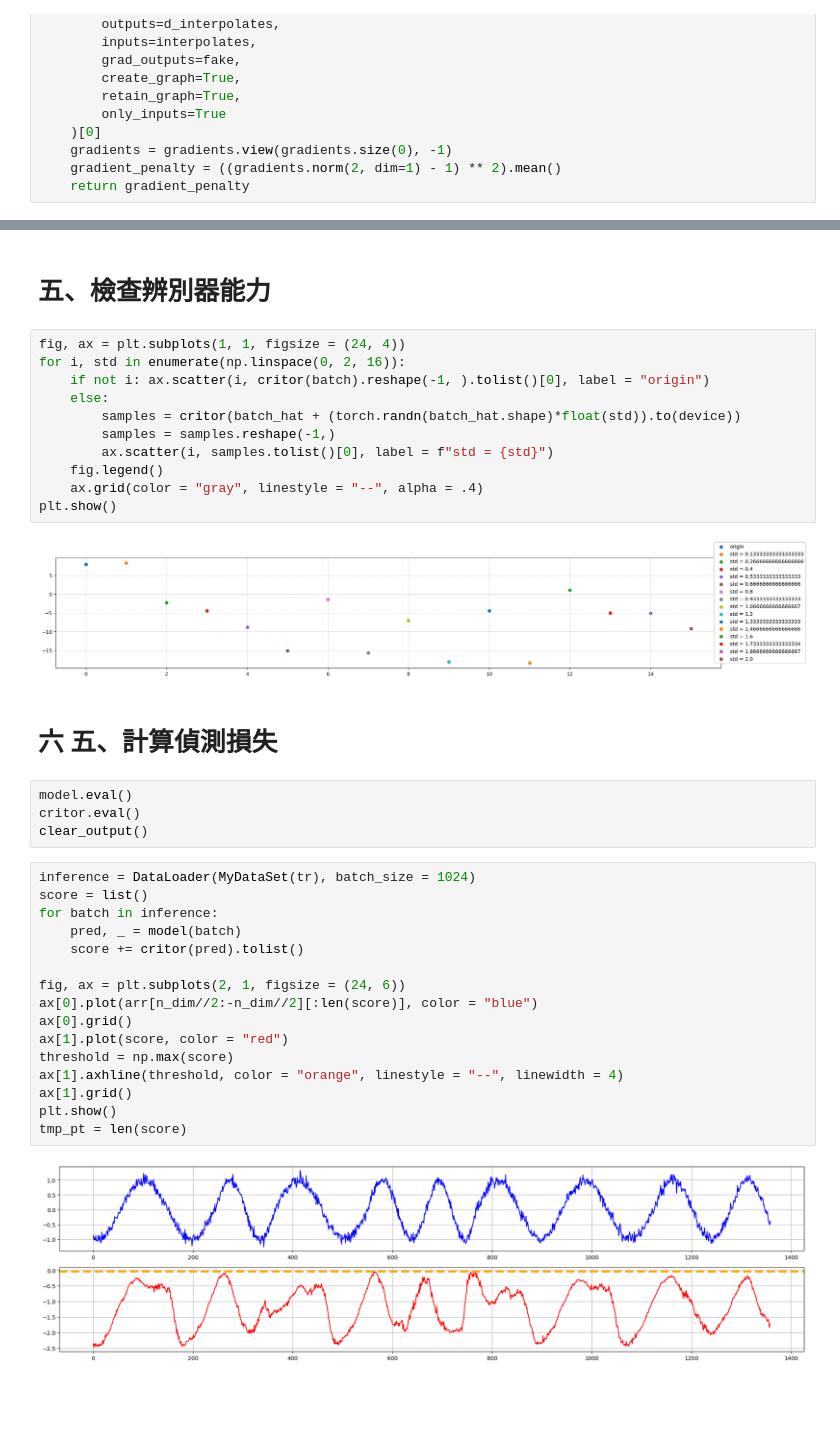
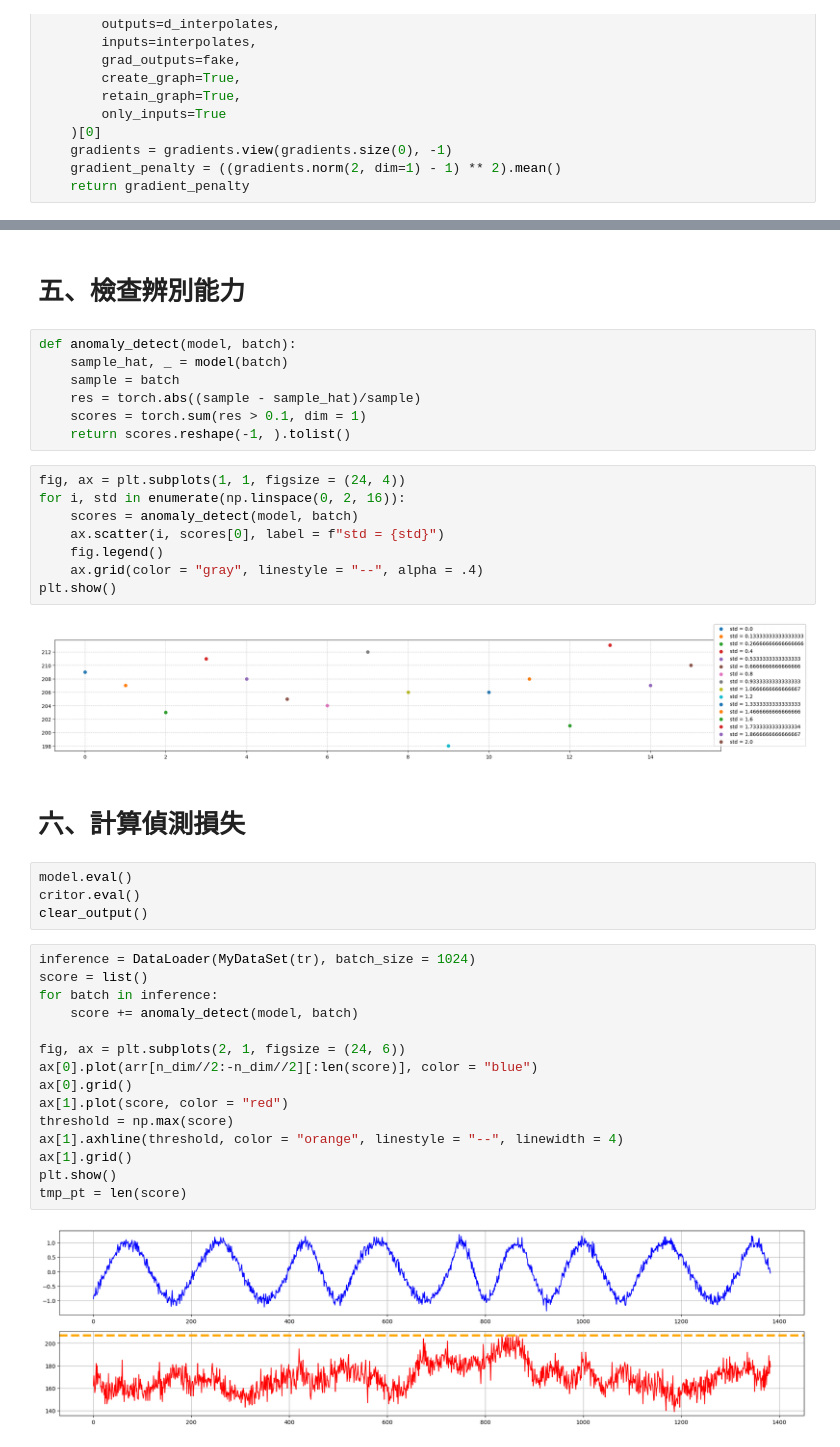
Before and after one commit to Jhbai/DeepLearning_TimeSeriesModel, a Jupyter notebook: Enhanced_Model_v2.ipynb, the cells around one changed output, grey strips where cells are left out. Saved outputs shown, nothing was run; the diff lists cells and outputs as text; blank space fills up the shorter version.

```diff
--- a/Enhanced_Model_v2.ipynb
+++ b/Enhanced_Model_v2.ipynb
@@ -471,20 +471,24 @@ for epoch in range(1, epochs + 1):
 # %% [markdown]
-# 五、檢查辨別器能力
+# 五、檢查辨別能力
+# %%
+def anomaly_detect(model, batch):
+    sample_hat, _ = model(batch)
+    sample = batch
+    res = torch.abs((sample - sample_hat)/sample)
+    scores = torch.sum(res > 0.1, dim = 1)
+    return scores.reshape(-1, ).tolist()
 # %%
 fig, ax = plt.subplots(1, 1, figsize = (24, 4))
 for i, std in enumerate(np.linspace(0, 2, 16)):
-    if not i: ax.scatter(i, critor(batch).reshape(-1, ).tolist()[0], label = "origin")
-    else:
-        samples = critor(batch_hat + (torch.randn(batch_hat.shape)*float(std)).to(device))
-        samples = samples.reshape(-1,)
-        ax.scatter(i, samples.tolist()[0], label = f"std = {std}")
+    scores = anomaly_detect(model, batch)
+    ax.scatter(i, scores[0], label = f"std = {std}")
     fig.legend()
     ax.grid(color = "gray", linestyle = "--", alpha = .4)
 plt.show()
 # %% [output]
-[figure, old version]
+[figure, new version]
 # %% [markdown]
-# 六 五、計算偵測損失
+# 六、計算偵測損失
 # %%
 model.eval()
 critor.eval()
@@ -492,21 +496,20 @@ clear_output()
 # %%
 inference = DataLoader(MyDataSet(tr), batch_size = 1024)
 score = list()
 for batch in inference:
-    pred, _ = model(batch)
-    score += critor(pred).tolist()
+    score += anomaly_detect(model, batch)
 
 fig, ax = plt.subplots(2, 1, figsize = (24, 6))
 ax[0].plot(arr[n_dim//2:-n_dim//2][:len(score)], color = "blue")
 ax[0].grid()
 ax[1].plot(score, color = "red")
 threshold = np.max(score)
 ax[1].axhline(threshold, color = "orange", linestyle = "--", linewidth = 4)
 ax[1].grid()
 plt.show()
 tmp_pt = len(score)
 # %% [output]
-[figure, old version]
+[figure, new version]
 # %%
 fig, ax = plt.subplots(4, 4, figsize = (24, 8))
 ax = ax.reshape(-1, )
```
Also changed, not shown: parts of 12 cells of this notebook, 1 other file.
